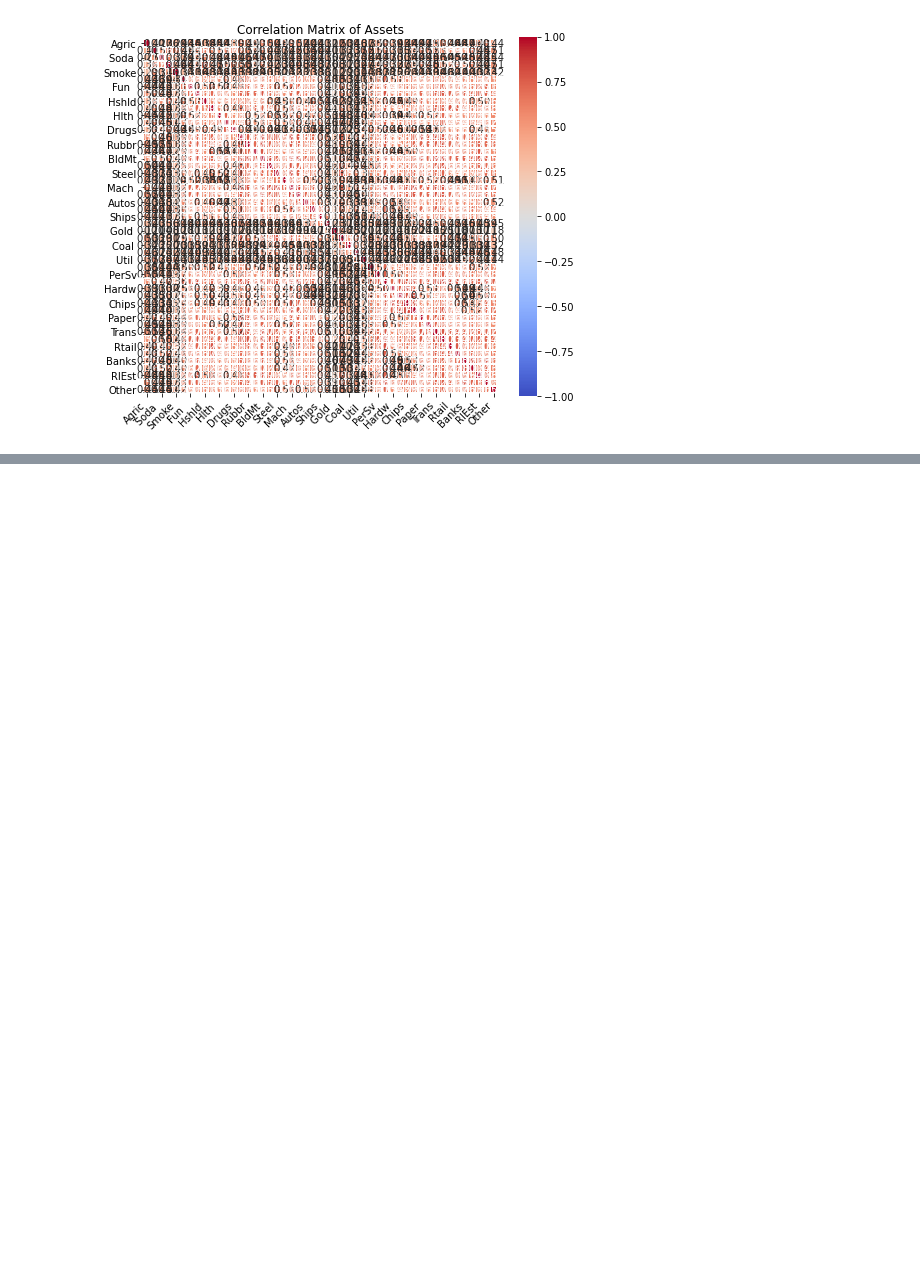
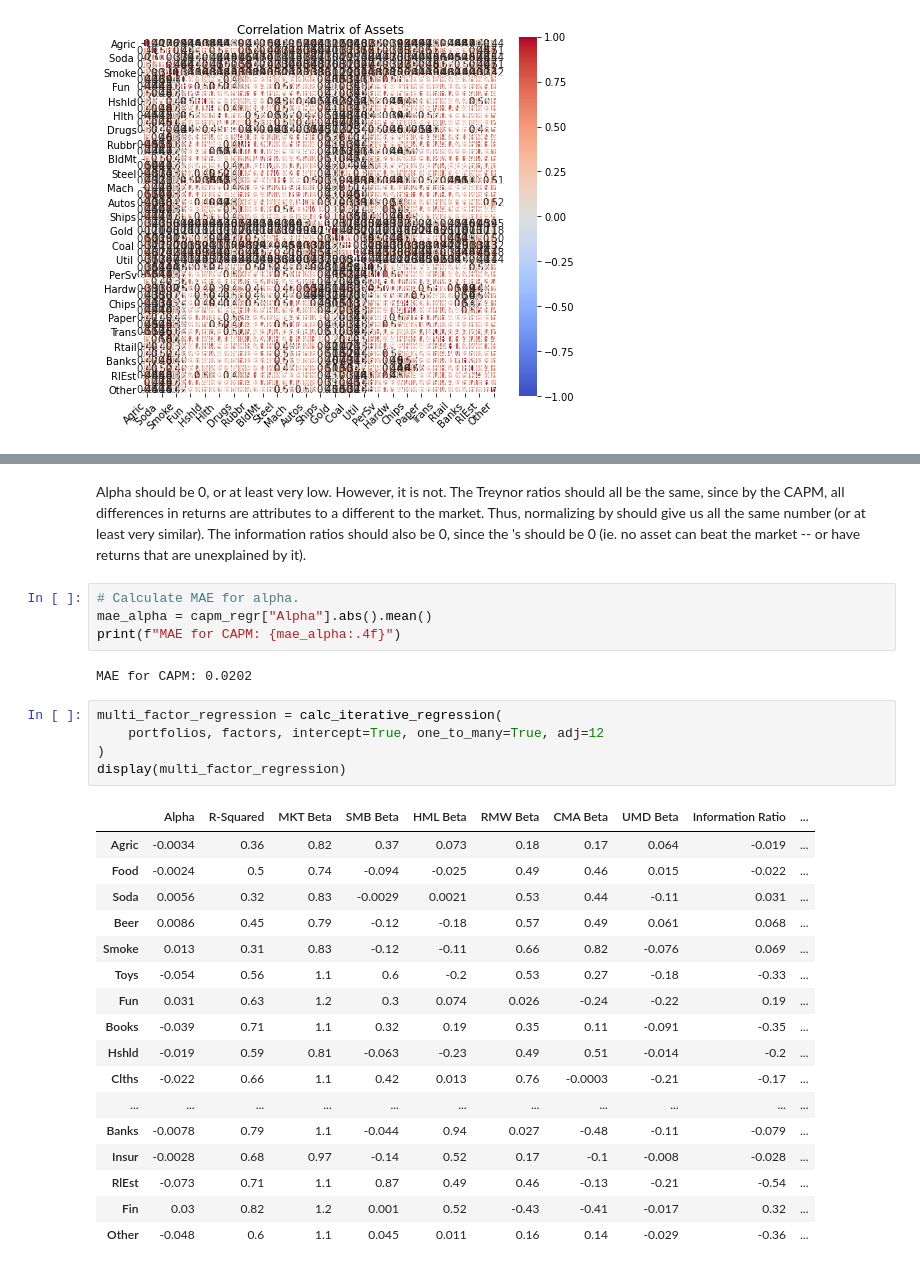
Before and after one commit to spknash/FINM-hw, a Jupyter notebook: HW3/scratch.ipynb, the cells around one changed output, grey strips where cells are left out. Drawn from its saved outputs; the diff is of its cells as text; blank space fills up the shorter version.

```diff
--- a/HW3/scratch.ipynb
+++ b/HW3/scratch.ipynb
@@ -177,0 +200,34 @@ fig.tight_layout()
+# %% [markdown]
+Alpha should be 0, or at least very low. However, it is not. The Treynor ratios should all be the same, since by the CAPM, all differences in returns are attributes to a different
+ to the market. Thus, normalizing by
+ should give us all the same number (or at least very similar). The information ratios should also be 0, since the
+'s should be 0 (ie. no asset can beat the market -- or have returns that are unexplained by it).
+# %%
+# Calculate MAE for alpha.
+mae_alpha = capm_regr["Alpha"].abs().mean()
+print(f"MAE for CAPM: {mae_alpha:.4f}")
+# %% [output]
+MAE for CAPM: 0.0202
+# %%
+multi_factor_regression = calc_iterative_regression(
+    portfolios, factors, intercept=True, one_to_many=True, adj=12
+)
+display(multi_factor_regression)
+# %% [output]
+|  | Alpha | R-Squared | MKT Beta | SMB Beta | HML Beta | RMW Beta | CMA Beta | UMD Beta | Information Ratio | ... |
+| Agric | -0.0034 | 0.36 | 0.82 | 0.37 | 0.073 | 0.18 | 0.17 | 0.064 | -0.019 | ... |
+| Food | -0.0024 | 0.5 | 0.74 | -0.094 | -0.025 | 0.49 | 0.46 | 0.015 | -0.022 | ... |
+| Soda | 0.0056 | 0.32 | 0.83 | -0.0029 | 0.0021 | 0.53 | 0.44 | -0.11 | 0.031 | ... |
+| Beer | 0.0086 | 0.45 | 0.79 | -0.12 | -0.18 | 0.57 | 0.49 | 0.061 | 0.068 | ... |
+| Smoke | 0.013 | 0.31 | 0.83 | -0.12 | -0.11 | 0.66 | 0.82 | -0.076 | 0.069 | ... |
+| Toys | -0.054 | 0.56 | 1.1 | 0.6 | -0.2 | 0.53 | 0.27 | -0.18 | -0.33 | ... |
+| Fun | 0.031 | 0.63 | 1.2 | 0.3 | 0.074 | 0.026 | -0.24 | -0.22 | 0.19 | ... |
+| Books | -0.039 | 0.71 | 1.1 | 0.32 | 0.19 | 0.35 | 0.11 | -0.091 | -0.35 | ... |
+| Hshld | -0.019 | 0.59 | 0.81 | -0.063 | -0.23 | 0.49 | 0.51 | -0.014 | -0.2 | ... |
+| Clths | -0.022 | 0.66 | 1.1 | 0.42 | 0.013 | 0.76 | -0.0003 | -0.21 | -0.17 | ... |
+| ... | ... | ... | ... | ... | ... | ... | ... | ... | ... | ... |
+| Banks | -0.0078 | 0.79 | 1.1 | -0.044 | 0.94 | 0.027 | -0.48 | -0.11 | -0.079 | ... |
+| Insur | -0.0028 | 0.68 | 0.97 | -0.14 | 0.52 | 0.17 | -0.1 | -0.008 | -0.028 | ... |
+| RlEst | -0.073 | 0.71 | 1.1 | 0.87 | 0.49 | 0.46 | -0.13 | -0.21 | -0.54 | ... |
+| Fin | 0.03 | 0.82 | 1.2 | 0.001 | 0.52 | -0.43 | -0.41 | -0.017 | 0.32 | ... |
+| Other | -0.048 | 0.6 | 1.1 | 0.045 | 0.011 | 0.16 | 0.14 | -0.029 | -0.36 | ... |
```
Also changed, not shown: parts of 5 cells of this notebook, 2 other files.
